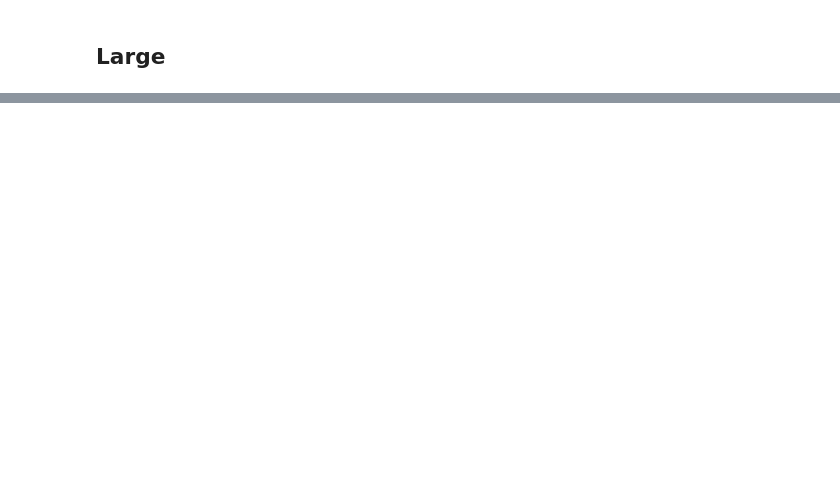
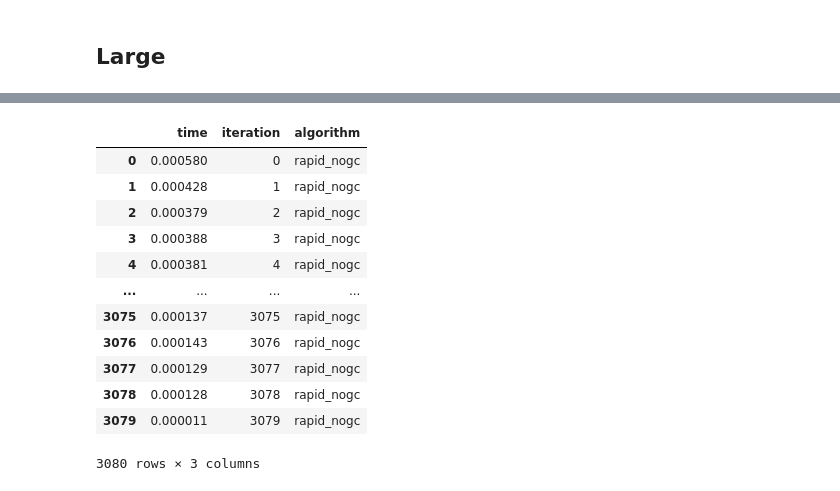
Before and after one commit to alimanfoo/anjl, a Jupyter notebook: notebooks/bench.ipynb, the cells around one changed output, grey strips where cells are left out. Cells and saved outputs as stored; diff of their text form; code cells hidden in the pictures; blank space fills up the shorter version.

```diff
--- a/notebooks/bench.ipynb
+++ b/notebooks/bench.ipynb
@@ -88,3 +153,26 @@ df_rapid
+# %%
+df_rapid_nogc = pd.DataFrame(
+    {
+        "time": timings_rapid_nogc,
+        "iteration": np.arange(len(timings_rapid_nogc)),
+        "algorithm": "rapid_nogc",
+    }
+)
+df_rapid_nogc
+# %% [output]
+|  | time | iteration | algorithm |
+| 0 | 0.000580 | 0 | rapid_nogc |
+| 1 | 0.000428 | 1 | rapid_nogc |
+| 2 | 0.000379 | 2 | rapid_nogc |
+| 3 | 0.000388 | 3 | rapid_nogc |
+| 4 | 0.000381 | 4 | rapid_nogc |
+| ... | ... | ... | ... |
+| 3075 | 0.000137 | 3075 | rapid_nogc |
+| 3076 | 0.000143 | 3076 | rapid_nogc |
+| 3077 | 0.000129 | 3077 | rapid_nogc |
+| 3078 | 0.000128 | 3078 | rapid_nogc |
+| 3079 | 0.000011 | 3079 | rapid_nogc |
+3080 rows × 3 columns
 # %%
 import plotly.express as px
 
```
Also changed, not shown: parts of 17 cells of this notebook, 1 other file.
